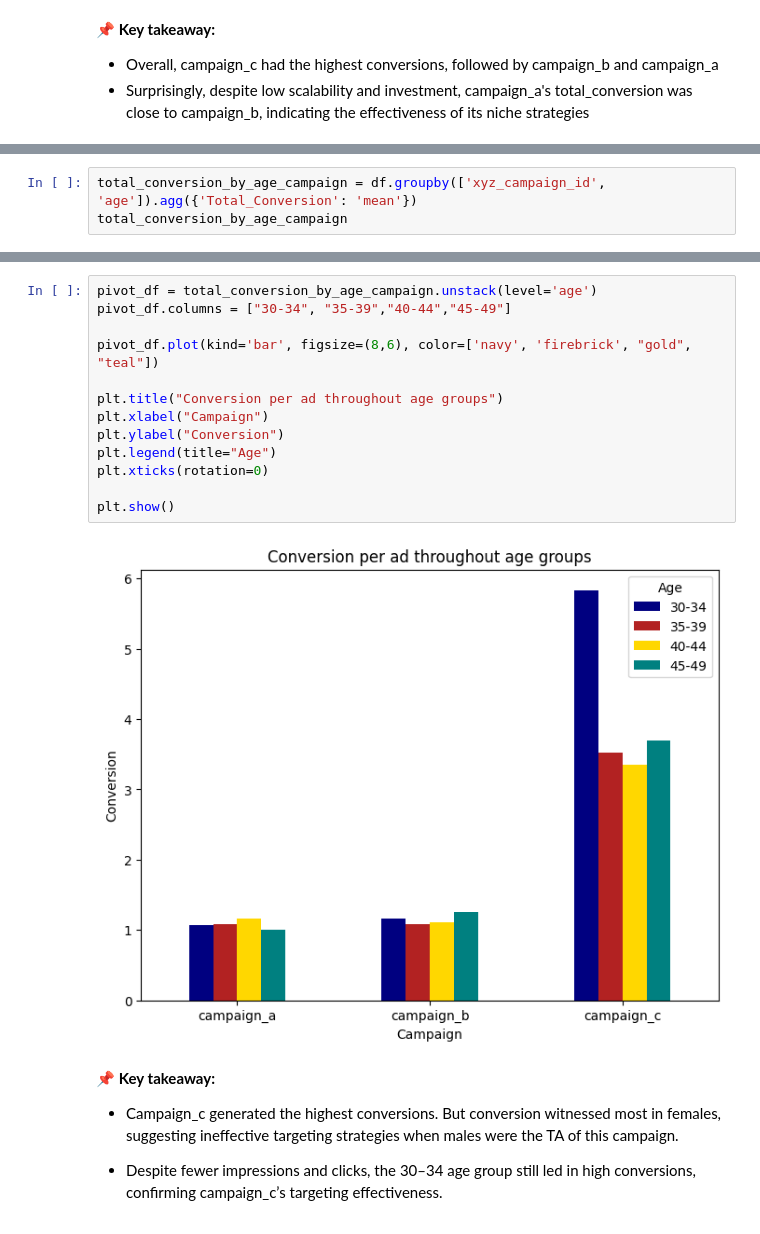
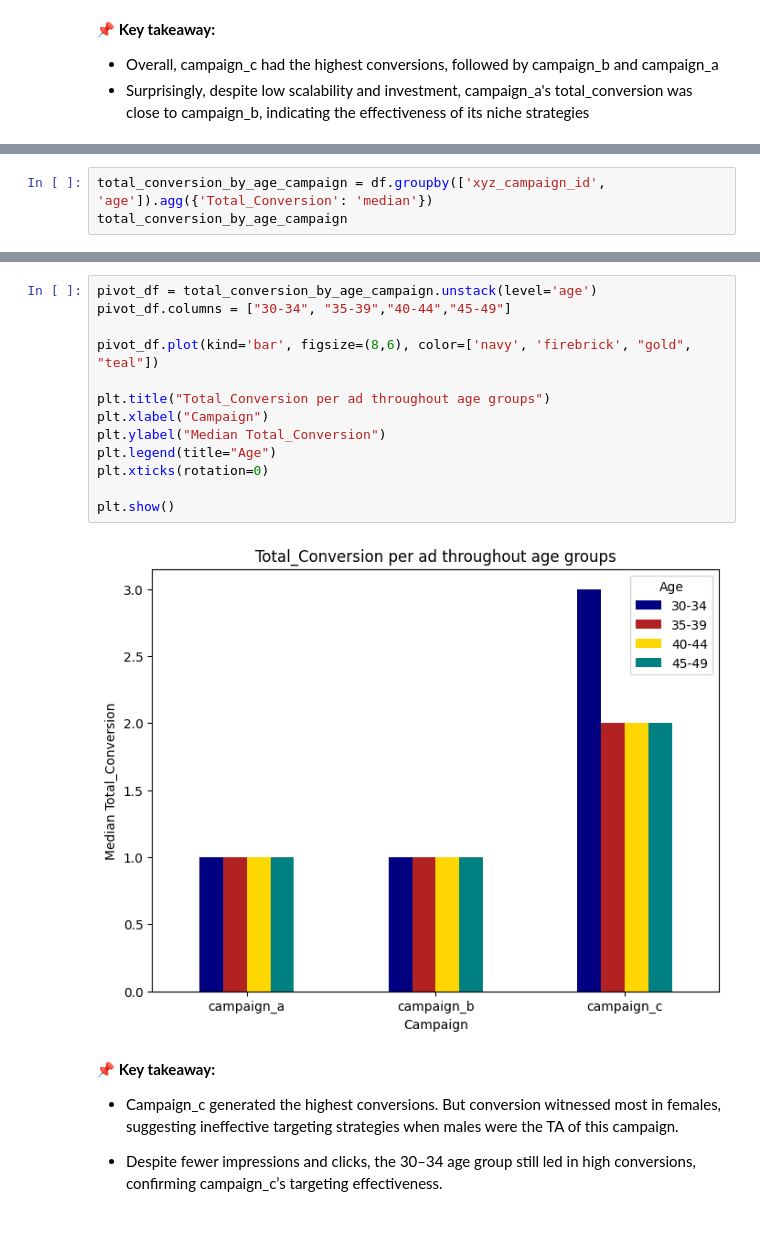
Before and after one commit to huongtran2104/Capstone-Project, a Jupyter notebook: Final_Project_Trần_Thị_Thu_Hương.ipynb, the cells around one changed output, grey strips where cells are left out. Cells and saved outputs as stored; diff of their text form.

```diff
--- a/Final_Project_Trần_Thị_Thu_Hương.ipynb
+++ b/Final_Project_Trần_Thị_Thu_Hương.ipynb
@@ -1133,5 +1133,5 @@ plt.show()
 # %%
-total_conversion_by_age_campaign = df.groupby(['xyz_campaign_id', 'age']).agg({'Total_Conversion': 'mean'})
+total_conversion_by_age_campaign = df.groupby(['xyz_campaign_id', 'age']).agg({'Total_Conversion': 'median'})
 total_conversion_by_age_campaign
 # %% [output]
 |  |  | Total_Conversion |
@@ -1151,18 +1151,18 @@ total_conversion_by_age_campaign
 # %%
 pivot_df = total_conversion_by_age_campaign.unstack(level='age')
 pivot_df.columns = ["30-34", "35-39","40-44","45-49"]
 
 pivot_df.plot(kind='bar', figsize=(8,6), color=['navy', 'firebrick', "gold", "teal"])
 
-plt.title("Conversion per ad throughout age groups")
+plt.title("Total_Conversion per ad throughout age groups")
 plt.xlabel("Campaign")
-plt.ylabel("Conversion")
+plt.ylabel("Median Total_Conversion")
 plt.legend(title="Age")
 plt.xticks(rotation=0)
 
 plt.show()
 # %% [output]
-[figure, old version]
+[figure, new version]
 # %% [markdown]
 📌 **Key takeaway:**
 - Campaign_c generated the highest conversions. But conversion witnessed most in females, suggesting ineffective targeting strategies when males were the TA of this campaign.
```
Also changed, not shown: parts of 32 cells of this notebook.
